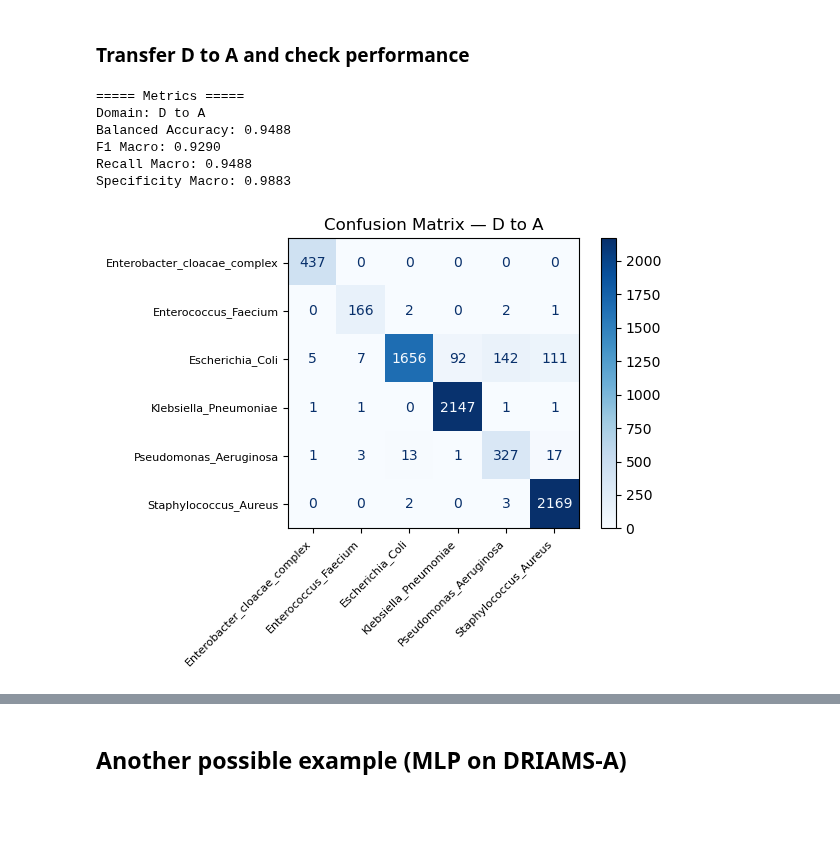
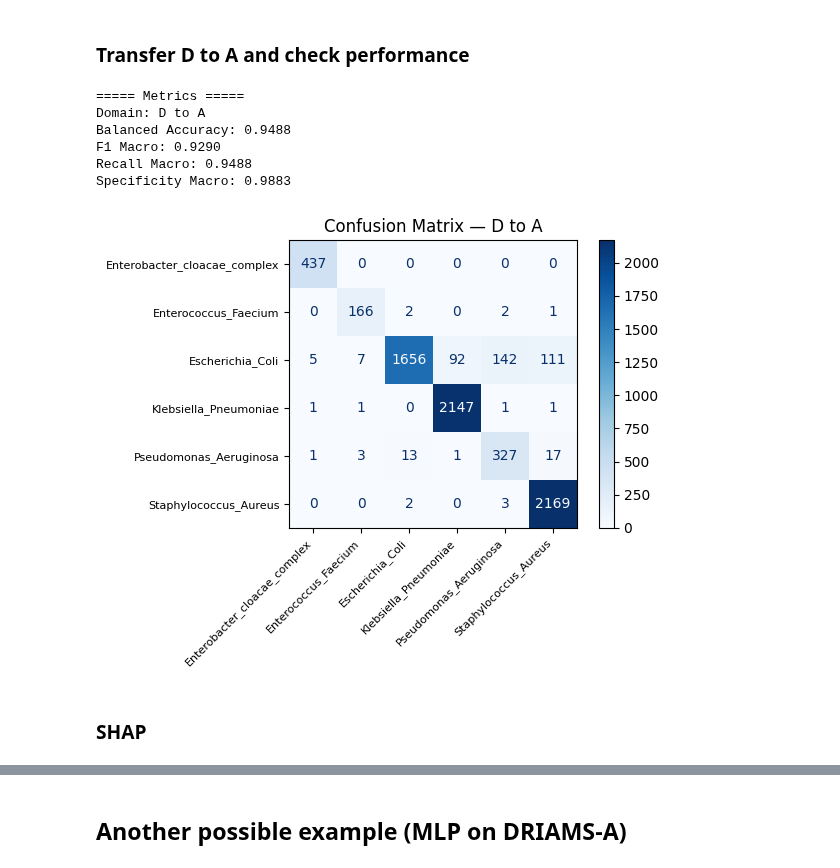
Before and after one commit to alexgaarciia/MALDIAlign, a Jupyter notebook: experiments/notebooks/style_transfer/style_transfer_multidecoder_prior.ipynb, the cells around one changed output, grey strips where cells are left out. Drawn from its saved outputs; the diff is of its cells as text; code cells hidden in the pictures; blank space fills up the shorter version.

Commit message:
add shap values analysis

```diff
--- a/experiments/notebooks/style_transfer/style_transfer_multidecoder_prior.ipynb
+++ b/experiments/notebooks/style_transfer/style_transfer_multidecoder_prior.ipynb
@@ -611,14 +610,14 @@ X_train, X_test, y_train, y_test = train_test_split(
 # %% [markdown]
 ### Train
 # %%
-rf_final = RandomForestClassifier(
+rf_driamsA = RandomForestClassifier(
     n_estimators=200,
     max_depth=20,
     class_weight="balanced_subsample",
     n_jobs=-1,
     random_state=42
 )
-rf_final.fit(X_train, y_train)
+rf_driamsA.fit(X_train, y_train)
 # %% [output]
 RandomForestClassifier(class_weight='balanced_subsample', max_depth=20,
                        n_estimators=200, n_jobs=-1, random_state=42)
@@ -655,13 +654,15 @@ X_D_to_A = style_transfer(
     device=device
 )
 # %%
-metricsD_to_A = metrics_report(X_D_to_A, labelD, rf_final, "D to A")
+metricsD_to_A = metrics_report(X_D_to_A, labelD, rf_driamsA, "D to A")
 print_metrics(metricsD_to_A)
 # %% [output]
 ===== Metrics =====
 Domain: D to A
 Balanced Accuracy: 0.9488
 F1 Macro: 0.9290
 Recall Macro: 0.9488
 Specificity Macro: 0.9883
-[figure, old version]
+[figure, new version]
+# %% [markdown]
+### SHAP
```
Also changed, not shown: parts of 9 cells of this notebook.
